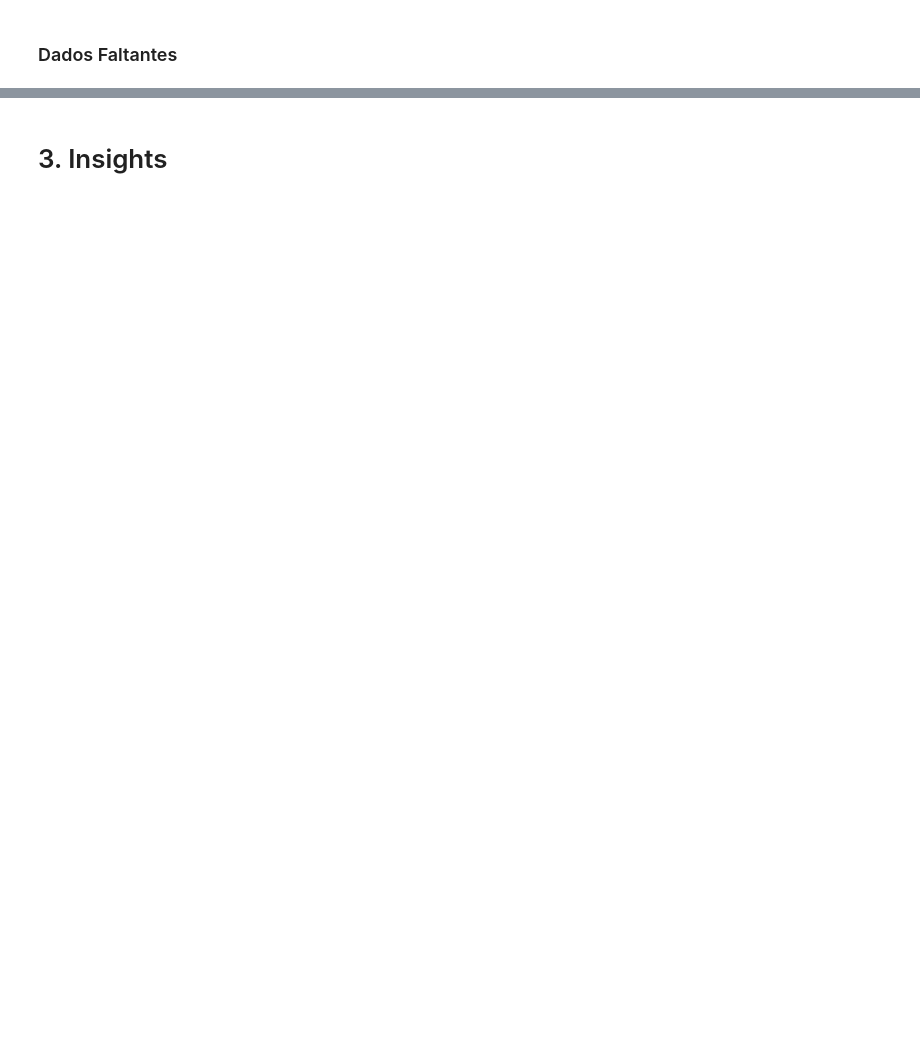
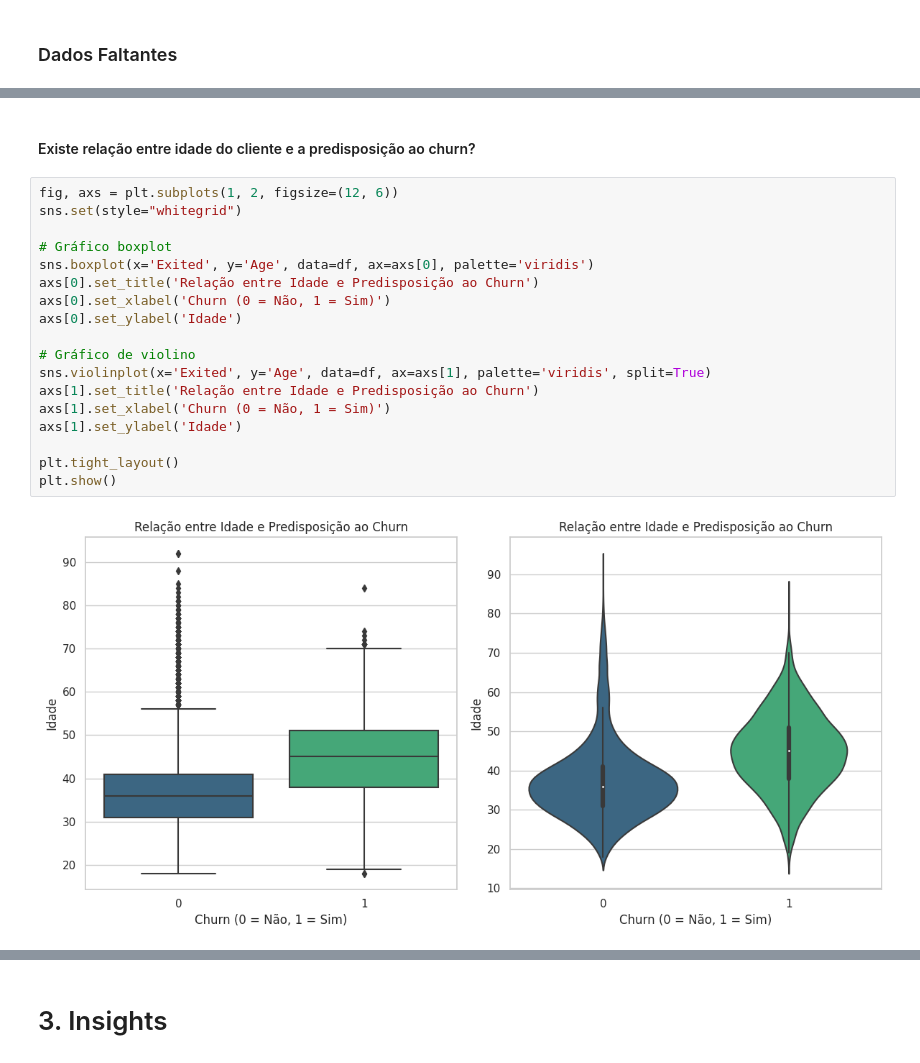
Before and after one commit to atlantico-academy/equipe6-2014.2, a Jupyter notebook: notebooks/01-exploratory_data_analysis.ipynb, the cells around one changed output, grey strips where cells are left out. Drawn from its saved outputs; the diff is of its cells as text; blank space fills up the shorter version.

```diff
--- a/notebooks/01-exploratory_data_analysis.ipynb
+++ b/notebooks/01-exploratory_data_analysis.ipynb
@@ -84,0 +196,22 @@ RowNumber,  CustomerId,  Surname,  CreditScore,  Geography,  Gender,  Age,  Tenu
+# %% [markdown]
+#### Existe relação entre idade do cliente e a predisposição ao churn?
+# %%
+fig, axs = plt.subplots(1, 2, figsize=(12, 6))
+sns.set(style="whitegrid")
+
+# Gráfico boxplot
+sns.boxplot(x='Exited', y='Age', data=df, ax=axs[0], palette='viridis')
+axs[0].set_title('Relação entre Idade e Predisposição ao Churn')
+axs[0].set_xlabel('Churn (0 = Não, 1 = Sim)')
+axs[0].set_ylabel('Idade')
+
+# Gráfico de violino
+sns.violinplot(x='Exited', y='Age', data=df, ax=axs[1], palette='viridis', split=True)
+axs[1].set_title('Relação entre Idade e Predisposição ao Churn')
+axs[1].set_xlabel('Churn (0 = Não, 1 = Sim)')
+axs[1].set_ylabel('Idade')
+
+plt.tight_layout()
+plt.show()
+# %% [output]
+[figure, added]
```
Also changed, not shown: parts of 18 cells of this notebook.
